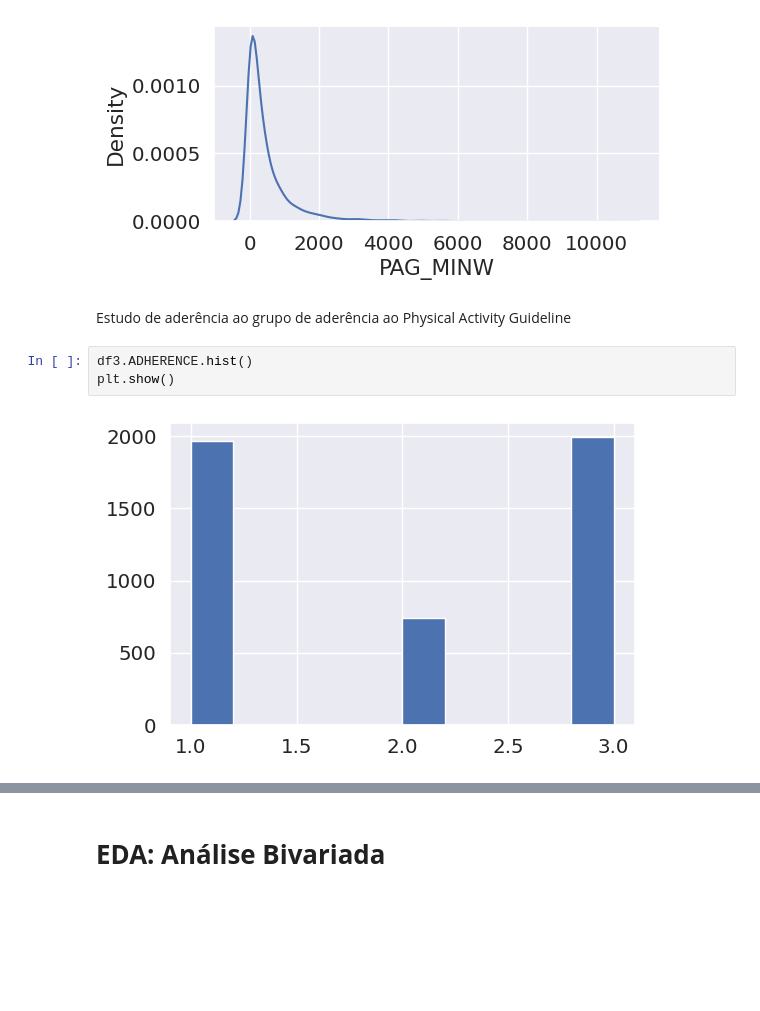
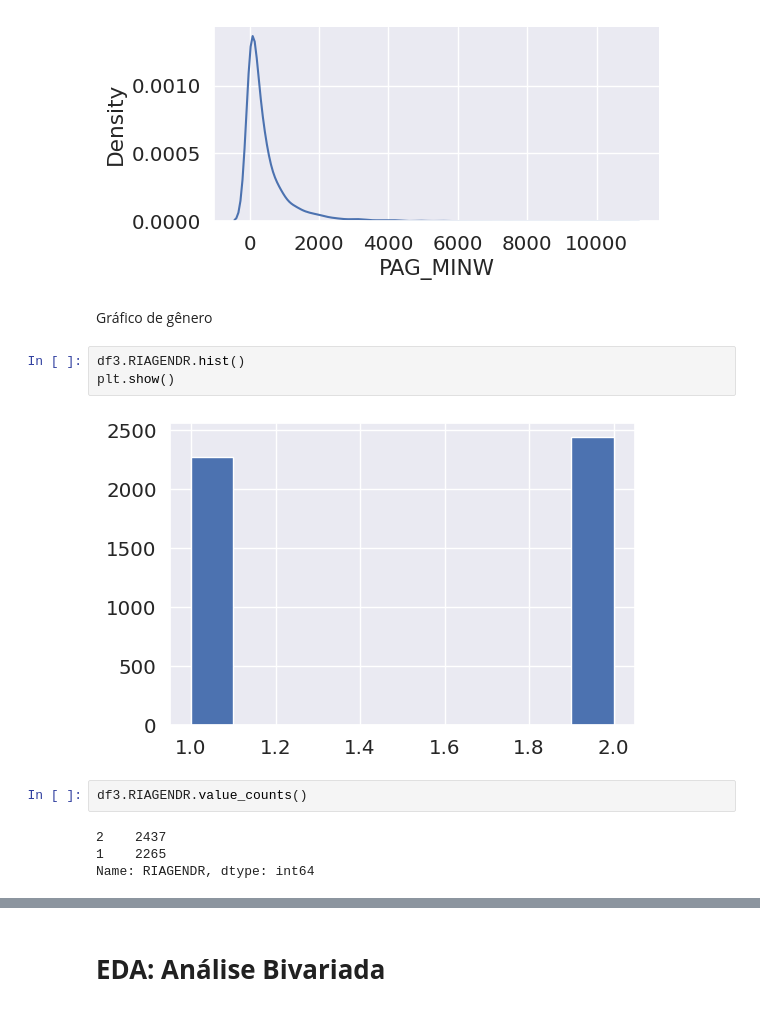
Before and after one commit to casjunior93/Desafio-Tera-Inferencia, a Jupyter notebook: DesafioTera.ipynb, the cells around one changed output, grey strips where cells are left out. Saved outputs shown, nothing was run; the diff lists cells and outputs as text; blank space fills up the shorter version.

```diff
--- a/DesafioTera.ipynb
+++ b/DesafioTera.ipynb
@@ -269,10 +279,16 @@ sns.displot(
 plt.show()
 # %% [output]
 [figure]
-# %% [markdown]
-Estudo de aderência ao grupo de aderência ao Physical Activity Guideline
-# %%
-df3.ADHERENCE.hist()
-plt.show()
-# %% [output]
-[figure, removed]
+# %% [markdown]
+Gráfico de gênero
+# %%
+df3.RIAGENDR.hist()
+plt.show()
+# %% [output]
+[figure, added]
+# %%
+df3.RIAGENDR.value_counts()
+# %% [output]
+2    2437
+1    2265
+Name: RIAGENDR, dtype: int64
```
Also changed, not shown: parts of 24 cells of this notebook, 1 other file.
